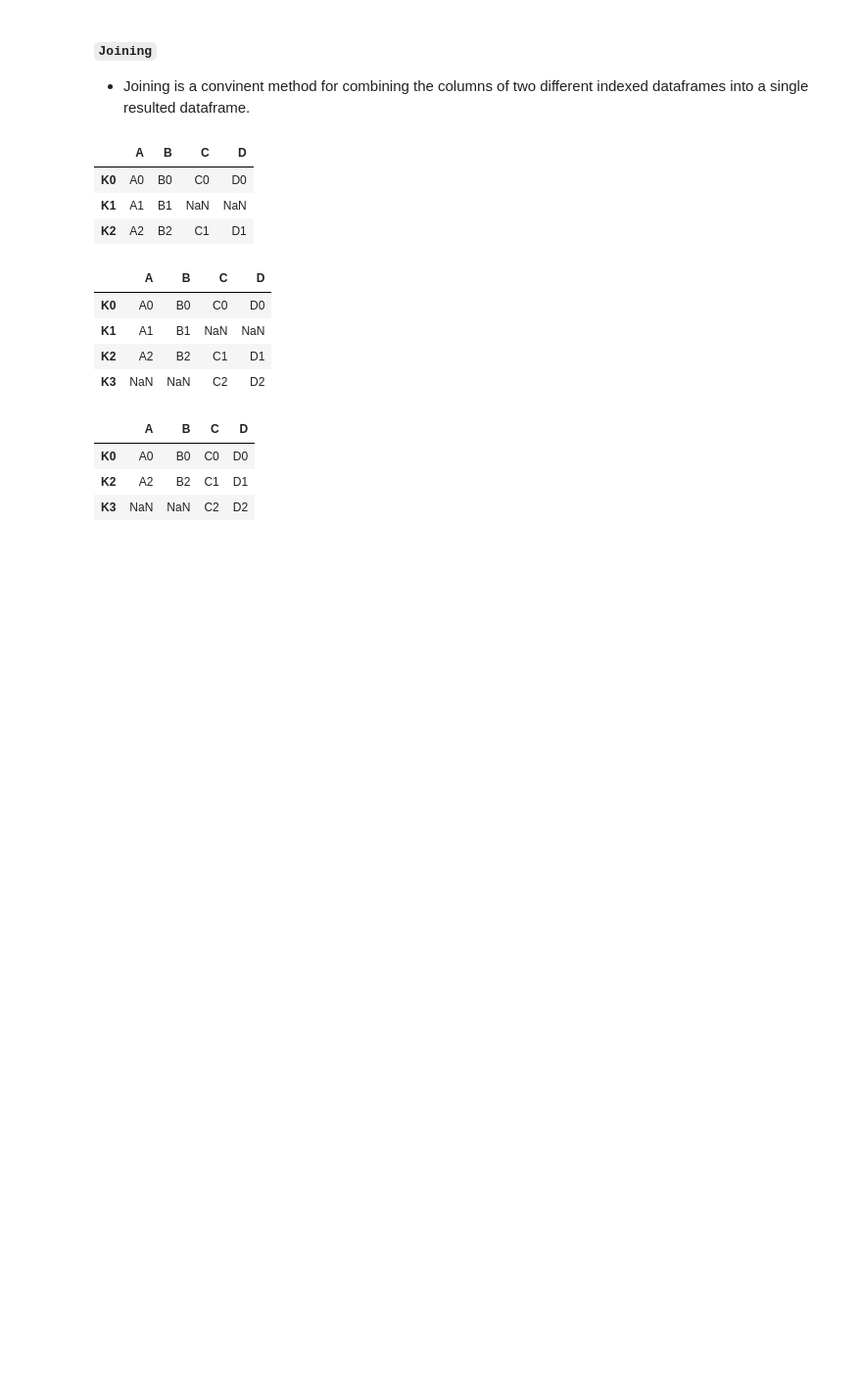
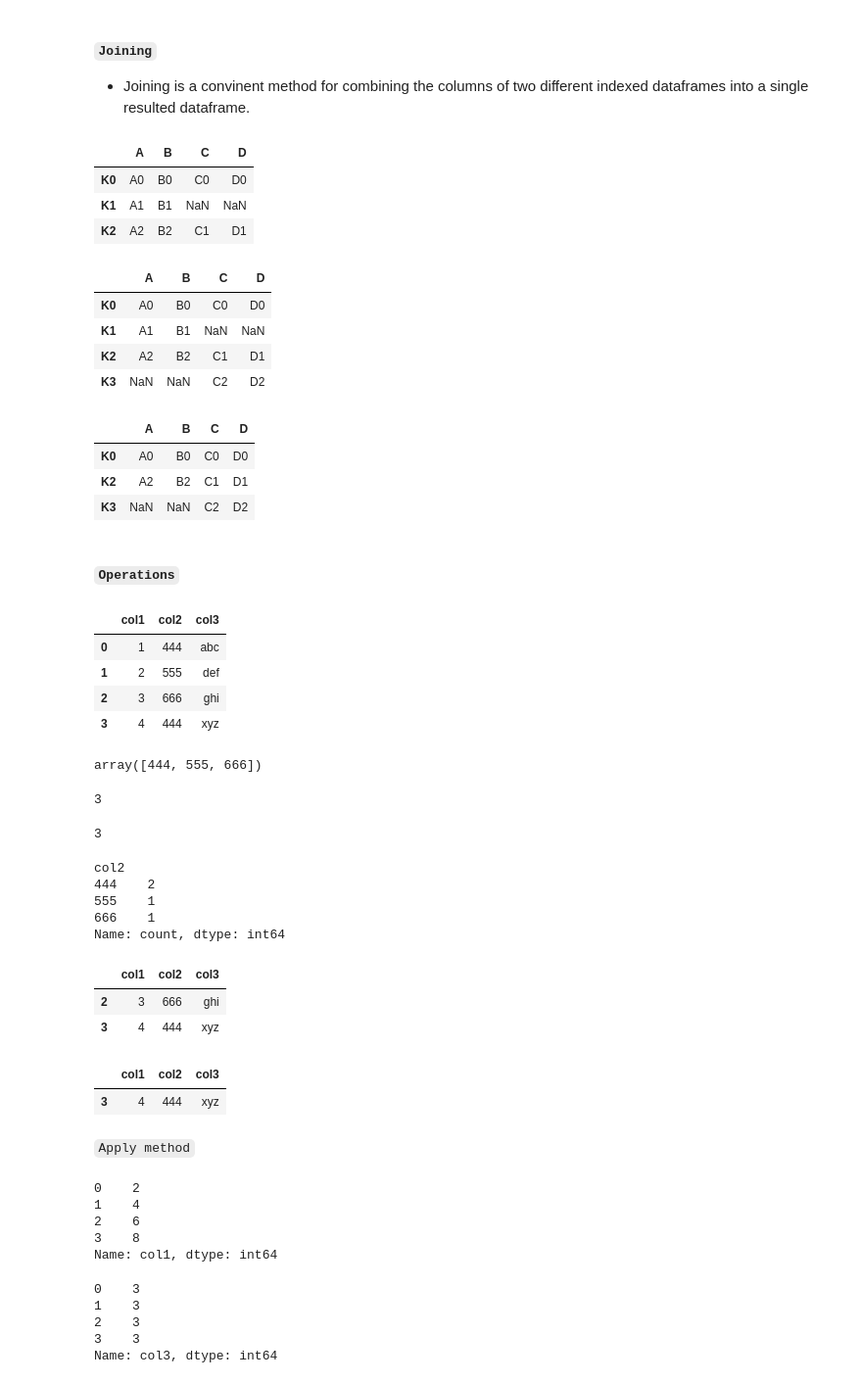
Before and after one commit to rakshith7733/Data-Science-AIML-Portfolio, a Jupyter notebook: Data Science/Data Analysis/03 - Pandas/03 - DataFrame Part-2.ipynb, the cells around one changed output. Shown at 98% size. Saved outputs shown, nothing was run; the diff lists cells and outputs as text; code cells hidden in the pictures; blank space fills up the shorter version.

Commit message:
Pandas Exercise 1

````diff
--- a/Data Science/Data Analysis/03 - Pandas/03. DataFrame Part-2.ipynb
+++ b/Data Science/Data Analysis/03 - Pandas/03 - DataFrame Part-2.ipynb
@@ -412,3 +412,60 @@ left.join(right, how='right')
 | K0 | A0 | B0 | C0 | D0 |
 | K2 | A2 | B2 | C1 | D1 |
 | K3 | NaN | NaN | C2 | D2 |
+# %% [markdown]
+##### ```Operations```
+# %%
+df = pd.DataFrame({
+    'col1':[1,2,3,4],
+    'col2':[444,555,666,444],
+    'col3':['abc','def','ghi','xyz']
+})
+
+df.head()
+# %% [output]
+|  | col1 | col2 | col3 |
+| 0 | 1 | 444 | abc |
+| 1 | 2 | 555 | def |
+| 2 | 3 | 666 | ghi |
+| 3 | 4 | 444 | xyz |
+# %%
+#To find unique values of the column
+df['col2'].unique()
+# %% [output]
+array([444, 555, 666])
+# %%
+#If you need to calculate the specific value then use len() on it.
+len(df['col2'].unique())
+# %% [output]
+3
+# %%
+#But pandas have its own value provider for unique values
+# using nunique()
+df['col2'].nunique()
+# %% [output]
+3
+# %%
+# It gives a unique value count of the column how many times a each unique value occured.
+
+df['col2'].value_counts()
+# %% [output]
+col2
+444    2
+555    1
+666    1
+Name: count, dtype: int64
+# %%
+# Select columns where column greater than 2 [*conditions]
+df[df['col1']>2]
+# %% [output]
+|  | col1 | col2 | col3 |
+| 2 | 3 | 666 | ghi |
+| 3 | 4 | 444 | xyz |
+# %%
+# Multiple condition
+df[(df['col1'] > 2) & (df['col2'] == 444)]
+# %% [output]
+|  | col1 | col2 | col3 |
+| 3 | 4 | 444 | xyz |
+# %% [markdown]
+```Apply method```
@@ -414,0 +475,18 @@ left.join(right, how='right')
+# %%
+#We can pass the function to broadcast the opertion we want to do on the column.
+df['col1'].apply(times2)
+# %% [output]
+0    2
+1    4
+2    6
+3    8
+Name: col1, dtype: int64
+# %%
+#If we need to apply the len of each element
+df['col3'].apply(len)
+# %% [output]
+0    3
+1    3
+2    3
+3    3
+Name: col3, dtype: int64
````
Also changed, not shown: parts of 12 cells of this notebook, 6 other files.
